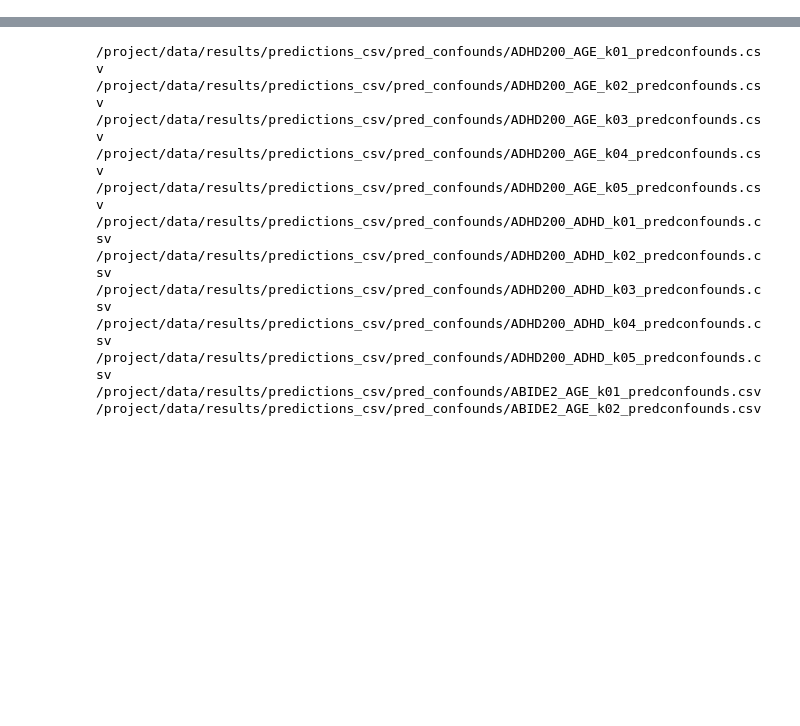
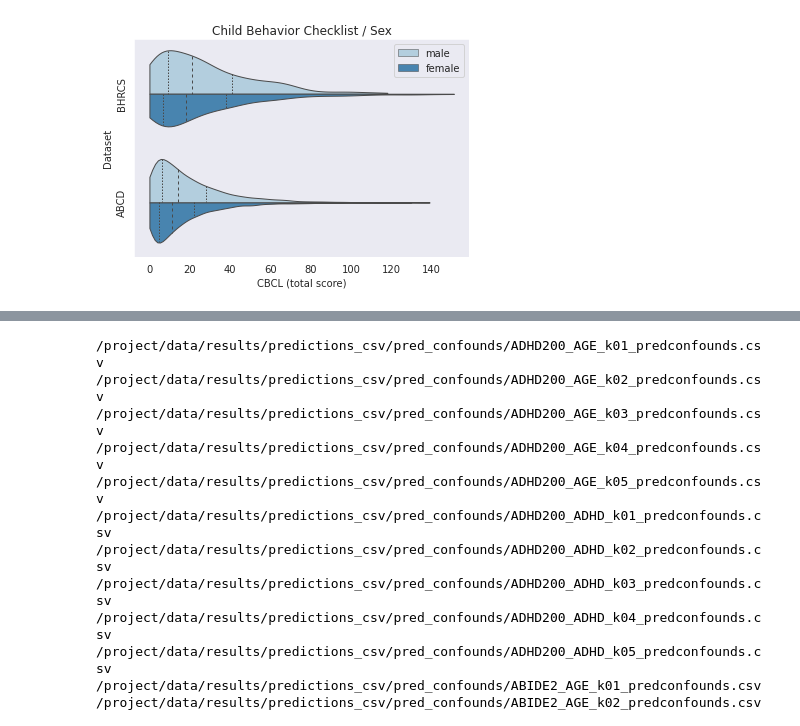
Before and after one commit to SergioLeonardoMendes/3dcnn_smri_generalization, a Jupyter notebook: ipynb/demographic_analysis.ipynb, the cells around one changed output, grey strips where cells are left out. Saved outputs shown, nothing was run; the diff lists cells and outputs as text; code cells hidden in the pictures; blank space fills up the shorter version.

```diff
--- a/ipynb/demographic_analysis.ipynb
+++ b/ipynb/demographic_analysis.ipynb
@@ -102,0 +131,19 @@ plt.savefig('/project/sources/violin_plot.png', bbox_inches='tight')
+# %%
+# plot seaborn violin plot
+sn.set_style('dark', {'axes.edgecolor': 'white'}) #{"grid.color": ".6", "grid.linestyle": ":"})
+ax = sn.violinplot(y='dataset', x='cbcl_tot', hue='gender', hue_order=['male','female'],
+                   data=df[df['cbcl_tot']!=-999], palette='Blues', split=True,
+                   scale="count", inner="quartile", cut=0, linewidth=1)
+ax.set_title('Child Behavior Checklist / Sex')
+ax.set_xlabel("CBCL (total score)")
+ax.set_ylabel('Dataset')
+ax.set_yticklabels(ax.get_yticklabels(), rotation=90, horizontalalignment='right', verticalalignment='center')
+ax.legend().set_title('')
+# sn.set_theme(style='whitegrid')
+# sns.axes_style()
+
+
+
+plt.savefig('/project/sources/violin_cbcl.png', bbox_inches='tight')
+# %% [output]
+[figure, added]
```
Also changed, not shown: parts of 6 cells of this notebook.
